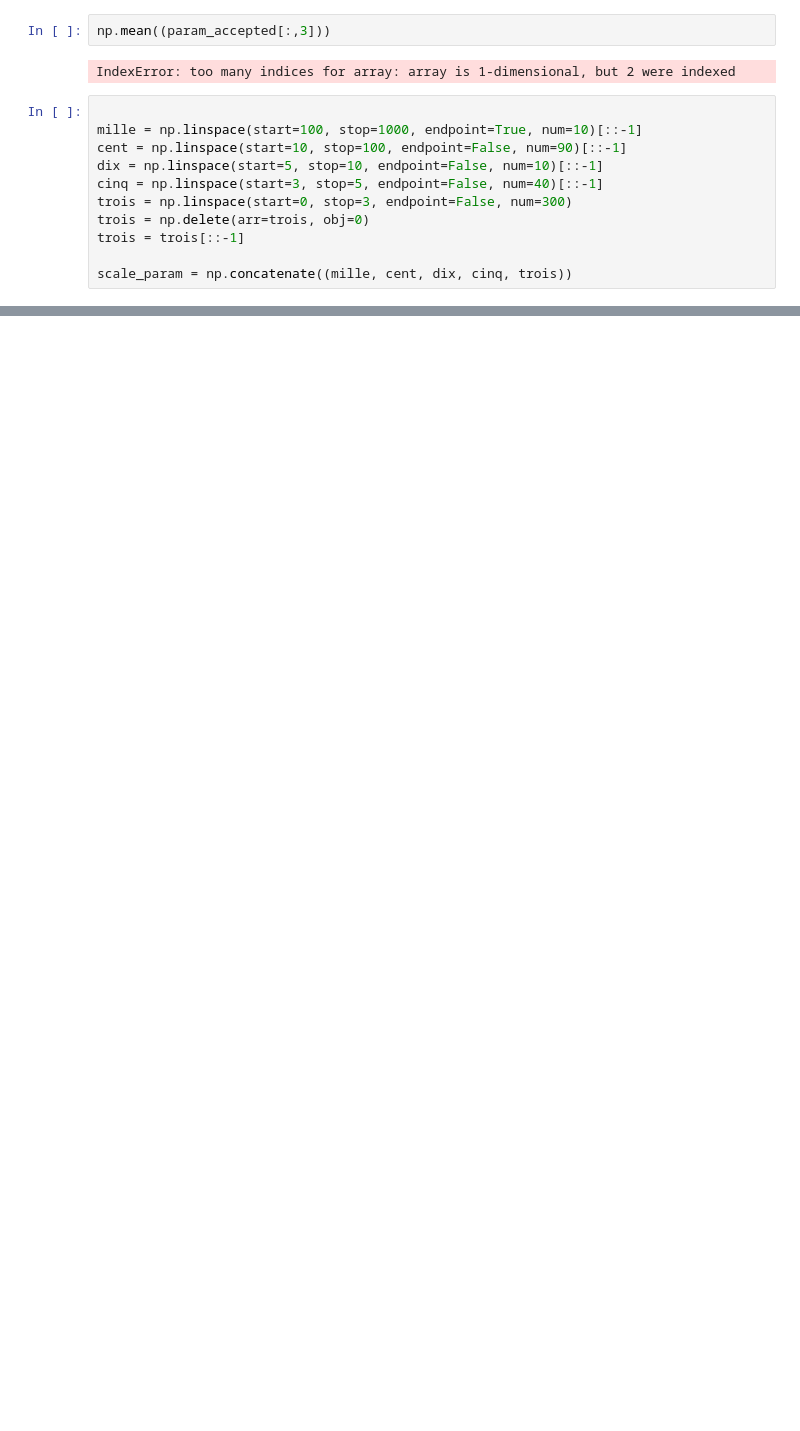
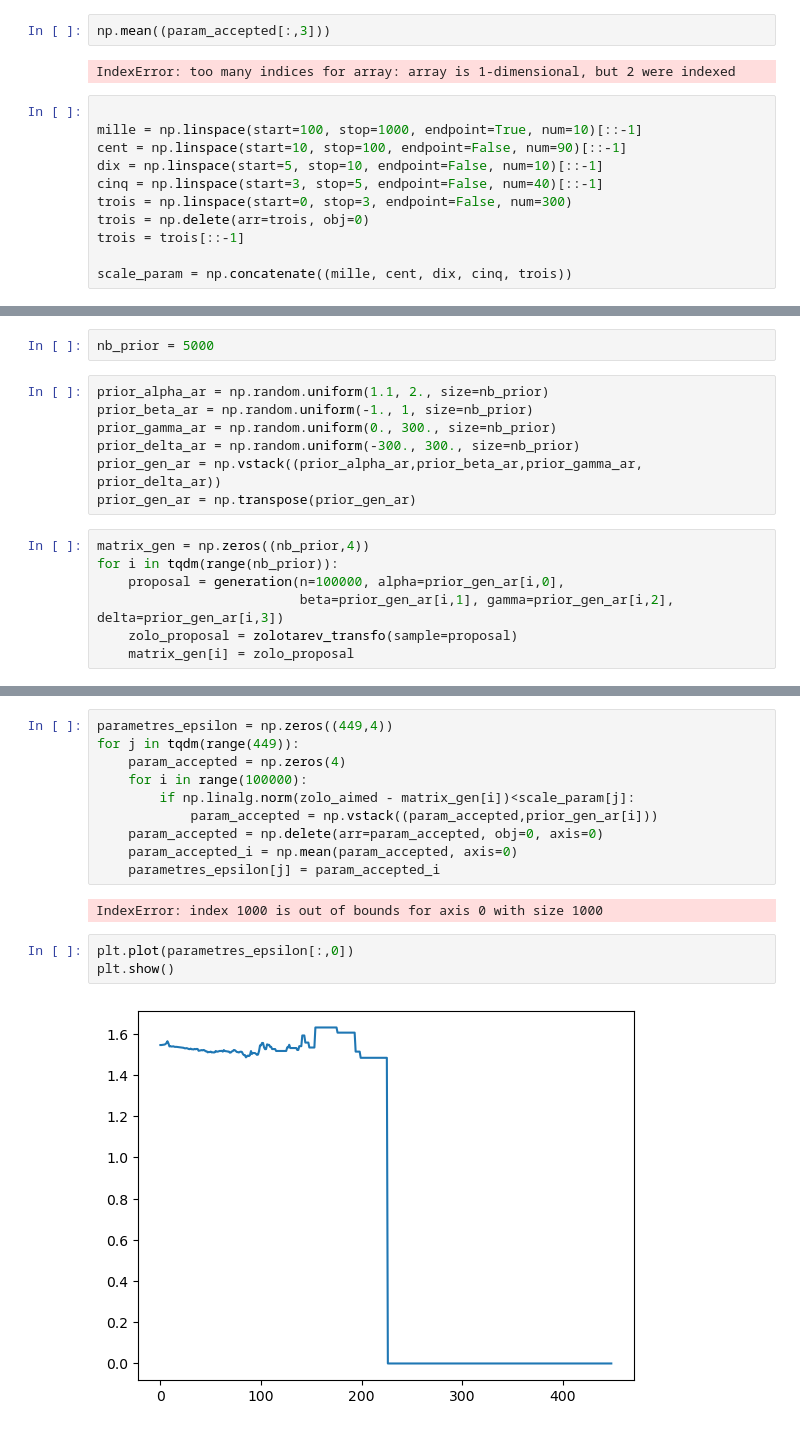
Before and after one commit to tpaquier/Projet_monte_carlo, a Jupyter notebook: Q3_propre.ipynb, the cells around one changed output, grey strips where cells are left out. Saved outputs shown, nothing was run; the diff lists cells and outputs as text; blank space fills up the shorter version.

```diff
--- a/Q3_propre.ipynb
+++ b/Q3_propre.ipynb
@@ -262,0 +248,16 @@ scale_param.shape
+# %%
+nb_prior = 5000
+# %%
+prior_alpha_ar = np.random.uniform(1.1, 2., size=nb_prior)
+prior_beta_ar = np.random.uniform(-1., 1, size=nb_prior)
+prior_gamma_ar = np.random.uniform(0., 300., size=nb_prior)
+prior_delta_ar = np.random.uniform(-300., 300., size=nb_prior)
+prior_gen_ar = np.vstack((prior_alpha_ar,prior_beta_ar,prior_gamma_ar, prior_delta_ar))
+prior_gen_ar = np.transpose(prior_gen_ar)
+# %%
+matrix_gen = np.zeros((nb_prior,4))
+for i in tqdm(range(nb_prior)):
+    proposal = generation(n=100000, alpha=prior_gen_ar[i,0],
+                          beta=prior_gen_ar[i,1], gamma=prior_gen_ar[i,2], delta=prior_gen_ar[i,3])
+    zolo_proposal = zolotarev_transfo(sample=proposal)
+    matrix_gen[i] = zolo_proposal
@@ -262,0 +276,17 @@ scale_param.shape
+# %%
+parametres_epsilon = np.zeros((449,4))
+for j in tqdm(range(449)):
+    param_accepted = np.zeros(4)
+    for i in range(100000):
+        if np.linalg.norm(zolo_aimed - matrix_gen[i])<scale_param[j]:
+            param_accepted = np.vstack((param_accepted,prior_gen_ar[i]))
+    param_accepted = np.delete(arr=param_accepted, obj=0, axis=0)
+    param_accepted_i = np.mean(param_accepted, axis=0)
+    parametres_epsilon[j] = param_accepted_i
+# %% [output]
+IndexError: index 1000 is out of bounds for axis 0 with size 1000
+# %%
+plt.plot(parametres_epsilon[:,0])
+plt.show()
+# %% [output]
+[figure, added]
```
Also changed, not shown: parts of 14 cells of this notebook.
